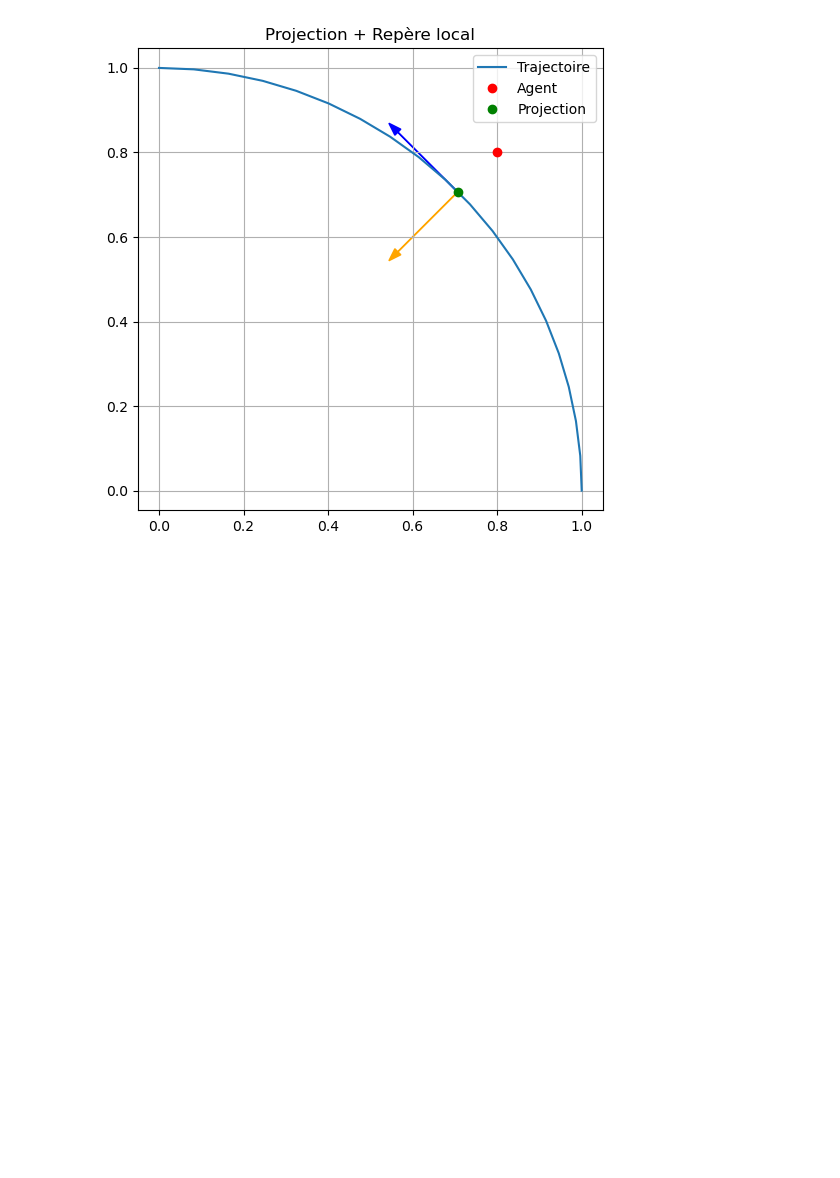
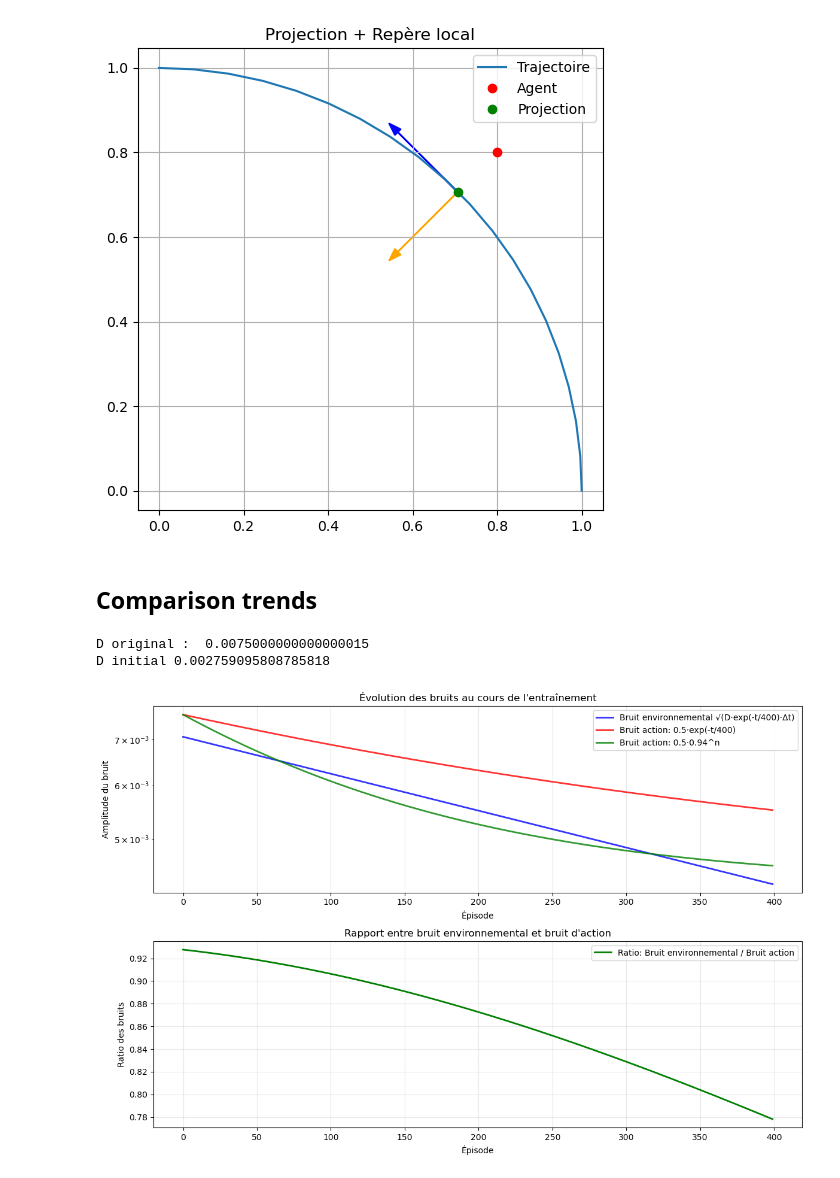
Before and after one commit to lauraachoquett/microswimmer_internship, a Jupyter notebook: src/ez.ipynb, the cells around one changed output. Saved outputs shown, nothing was run; the diff lists cells and outputs as text; code cells hidden in the pictures; blank space fills up the shorter version.

```diff
--- a/src/ez.ipynb
+++ b/src/ez.ipynb
@@ -428,3 +428,81 @@ plt.show()
 # %% [output]
 Coordonnées relatives de l’agent : [ 6.04960169e-08 -1.32225092e-01]
 [figure]
+# %% [markdown]
+## Comparison trends
+# %%
+import numpy as np
+import matplotlib.pyplot as plt
+from math import exp, sqrt
+
+# Paramètres
+maximum_curv = 30
+threshold = 0.1
+nb_episode=400
+l = 1 / maximum_curv
+Dt_action = 1 / maximum_curv
+D_or = threshold**2 / (40 * Dt_action)
+Dt_sim = Dt_action/5
+print("D original : ",D_or)
+D = D_or * exp(-400/400)
+print("D initial",D)
+
+noise = 0.5
+noise_decay = 0.94
+noise_env_or = lambda episode: sqrt(D_or * np.exp(-episode / 400) * Dt_sim)
+noise_a = lambda episode: noise * np.exp(-episode / 400)*Dt_sim + sqrt(D*Dt_sim)
+noise_a_bis = lambda episode: noise *noise_decay**(episode/10)*Dt_sim + sqrt(D*Dt_sim)
+
+D_l_or = [noise_env_or(n) for n in range(nb_episode)]
+noise_l = [noise_a(n) for n in range(nb_episode)]
+noise_l_bis = [noise_a_bis(n) for n in range(nb_episode)]
+
+# Création du plot
+plt.figure(figsize=(12, 8))
+
+# Subplot 1: Les deux courbes sur le même graphique
+plt.subplot(2, 1, 1)
+episodes = np.arange(nb_episode)
+plt.plot(episodes, D_l_or, 'b-', linewidth=2, label='Bruit environnemental √(D·exp(-t/400)·Δt)', alpha=0.8)
+plt.plot(episodes, noise_l, 'r-', linewidth=2, label=f'Bruit action: {noise}·exp(-t/400)', alpha=0.8)
+plt.plot(episodes, noise_l_bis, 'g-', linewidth=2, label=f'Bruit action: {noise}·{noise_decay}^n', alpha=0.8)
+plt.xlabel('Épisode')
+plt.ylabel('Amplitude du bruit')
+plt.yscale('log')
+plt.title('Évolution des bruits au cours de l\'entraînement')
+plt.legend()
+plt.grid(True, alpha=0.3)
+
+# Subplot 2: Ratio entre les deux bruits
+plt.subplot(2, 1, 2)
+ratio = np.array(D_l_or) / np.array(noise_l)
+plt.plot(episodes, ratio, 'g-', linewidth=2, label='Ratio: Bruit environnemental / Bruit action')
+plt.xlabel('Épisode')
+plt.ylabel('Ratio des bruits')
+plt.title('Rapport entre bruit environnemental et bruit d\'action')
+plt.legend()
+plt.grid(True, alpha=0.3)
+
+plt.tight_layout()
+plt.show()
+
+# Affichage de quelques valeurs caractéristiques
+print(f"Valeurs initiales (épisode 0):")
+print(f"  Bruit environnemental: {D_l_or[0]:.6f}")
+print(f"  Bruit action: {noise_l[0]:.6f}")
+print(f"  Ratio: {ratio[0]:.3f}")
+print(f"Comparison avec orignal noise : {sqrt(D_or*Dt_sim)}")
+print()
+print(f"Valeurs finales (Last episode):")
+print(f"  Bruit environnemental: {D_l_or[-1]:.8f}")
+print(f"  Bruit action: {noise_l[-1]:.8f}")
+print(f"  Ratio: {ratio[-1]:.3f}")
+print()
+print(f"Paramètres du système:")
+print(f"  D initial: {D:.6f}")
+print(f"  Dt_sim: {Dt_sim:.6f}")
+print(f"  Constante de temps: 400 épisodes")
+# %% [output]
+D original :  0.0075000000000000015
+D initial 0.002759095808785818
+[figure, added]
```
Also changed, not shown: parts of 3 cells of this notebook, 11 other files.
